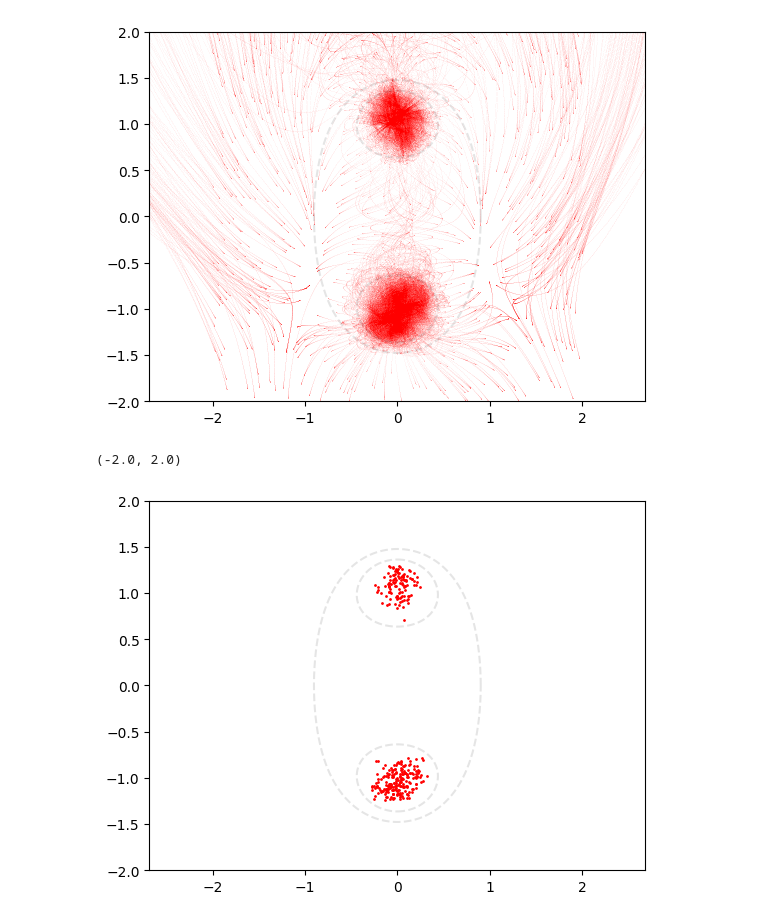
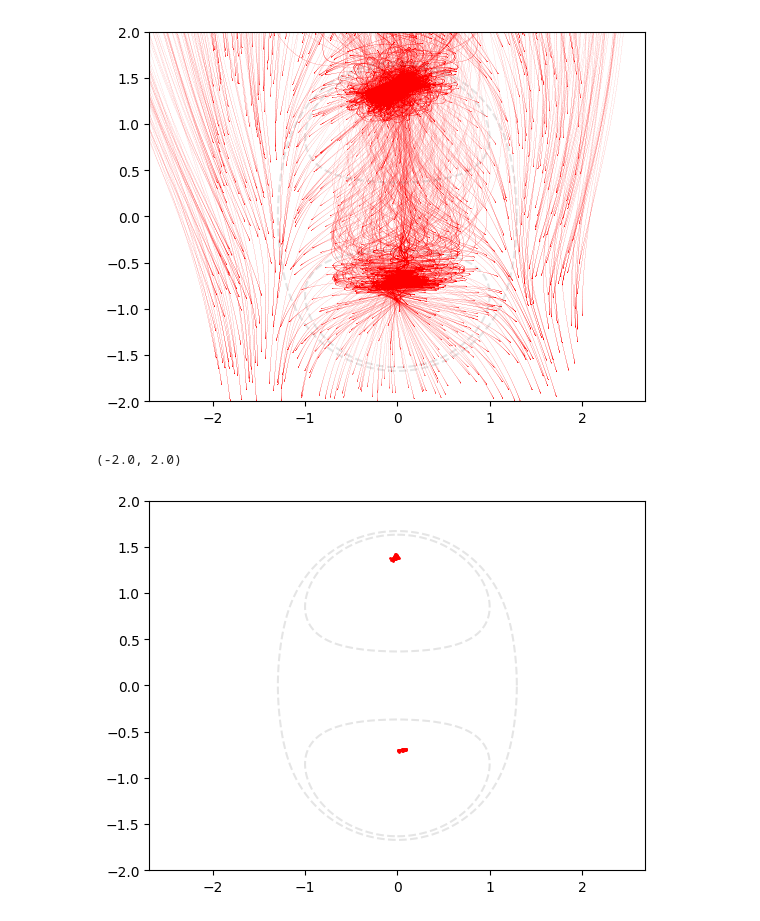
Before and after one commit to zhizhiL/norbury_rings, a Jupyter notebook: advection_testpad.ipynb, the cells around one changed output. Saved outputs shown, nothing was run; the diff lists cells and outputs as text; code cells hidden in the pictures.

```diff
--- a/advection_testpad.ipynb
+++ b/advection_testpad.ipynb
@@ -141,17 +141,18 @@ Bubbles_df_ini[:, 5] = St0
 # %%
 import advect_bubbles as adv
 
-geometry = np.load('velocity_results/alpha04_2D_geometry.npy')
+path = 'velocity_results/alpha08_2D_'
+geometry = np.load(path + 'geometry.npy')
 x_core, y_core, y_core_lower, x_ring, y_ring = geometry.T
 
 fig, ax = plt.subplots()
 ax.plot(x_core, y_core,'--',color='k', alpha=0.1)
 ax.plot(x_core, y_core_lower,'--',color='k', alpha=0.1)
 ax.plot(x_ring, y_ring, '--',color='k', alpha=0.1)
 
-out = adv.advect_bubbles(Bubbles_df_ini, 0, 5, plot_path=True, this_ax=ax, color='r')
+out = adv.advect_bubbles(Bubbles_df_ini, 0, 15, plot_path=True, this_ax=ax, color='r')
 # %% [output]
-[figure, old version]
+[figure, new version]
 # %%
 plt.plot(x_core, y_core,'--',color='k', alpha=0.1)
 plt.plot(x_core, y_core_lower,'--',color='k', alpha=0.1)
@@ -162,4 +163,4 @@ plt.xlim(-2, 2)
 plt.ylim(-2, 2)
 # %% [output]
 (-2.0, 2.0)
-[figure, old version]
+[figure, new version]
```
Also changed, not shown: 22 other files.
